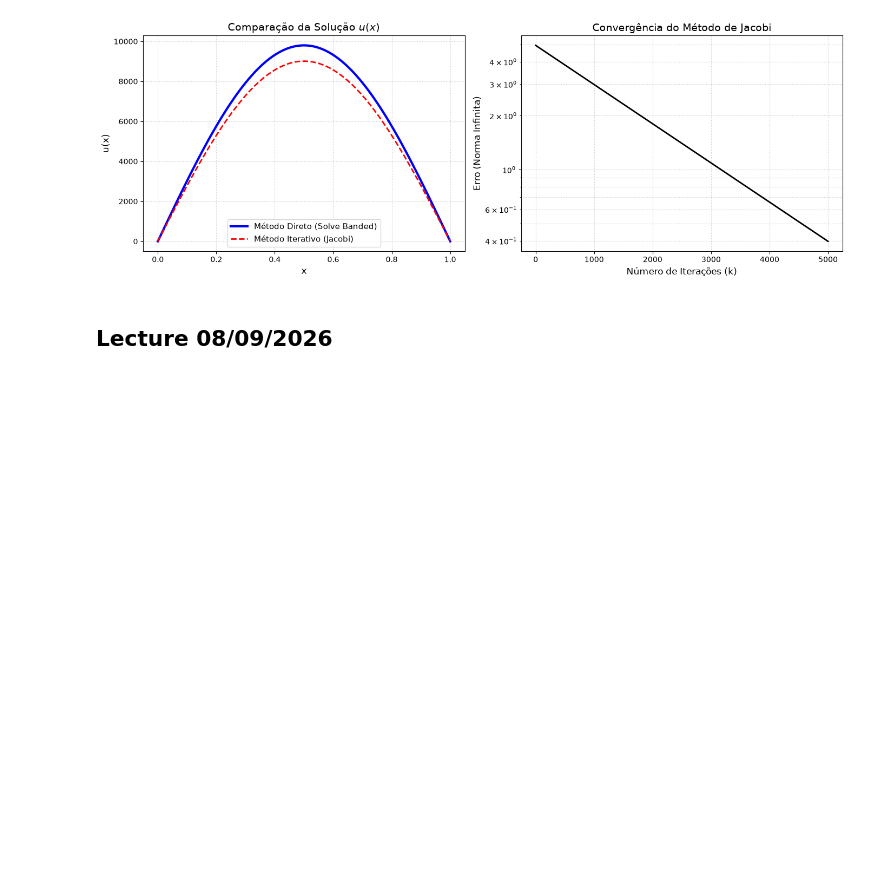
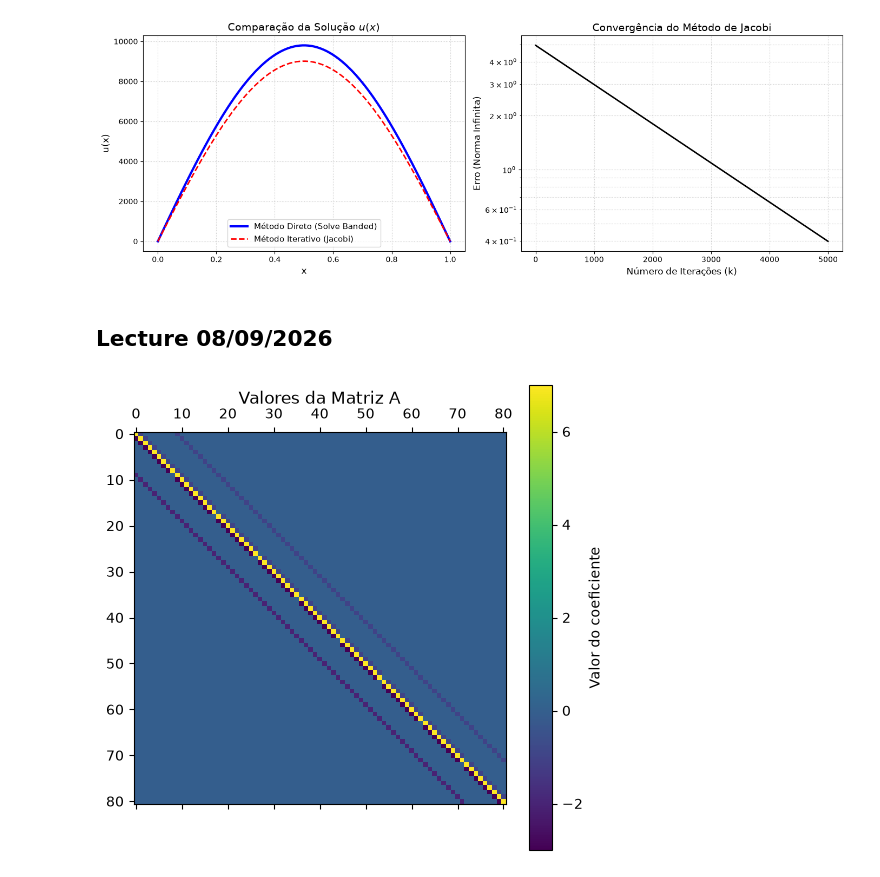
Before and after one commit to Ederson-Passos/applied-numerical-methods, a Jupyter notebook: notebooks/lectures.ipynb, the cells around one changed output. Saved outputs shown, nothing was run; the diff lists cells and outputs as text; code cells hidden in the pictures; blank space fills up the shorter version.

```diff
--- a/notebooks/lectures.ipynb
+++ b/notebooks/lectures.ipynb
@@ -596,0 +725,11 @@ plt.show()
+# %%
+import matplotlib.pyplot as plt
+
+fig = plt.figure(figsize=(6, 6))
+# 'viridis' ou 'coolwarm' são bons mapas de cores
+cax = plt.matshow(A.toarray(), cmap='viridis', fignum=fig.number)
+plt.colorbar(cax, label='Valor do coeficiente')
+plt.title("Valores da Matriz A", pad=20)
+plt.show()
+# %% [output]
+[figure, added]
```
Also changed, not shown: parts of 7 cells of this notebook.
